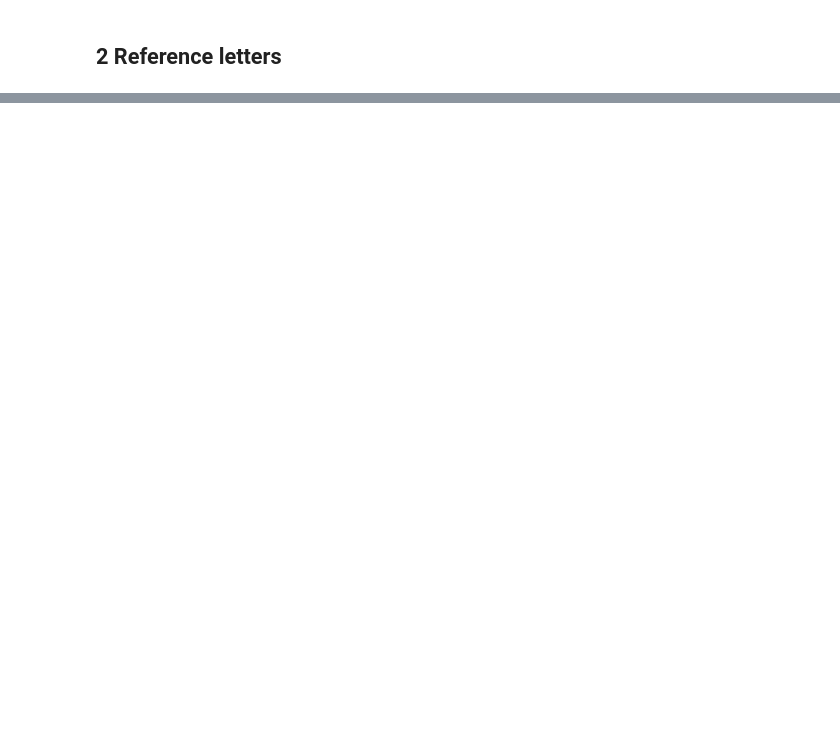
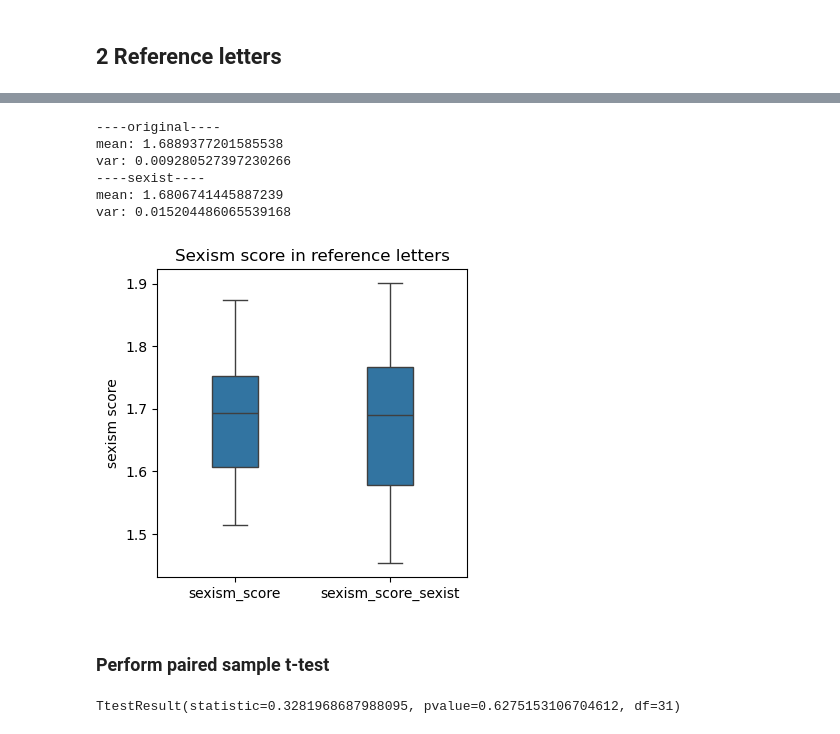
Before and after one commit to jasoju/measuring-sexism-in-LLMs, a Jupyter notebook: src/analyses/sexist_convs.ipynb, the cells around one changed output, grey strips where cells are left out. Cells and saved outputs as stored; diff of their text form; code cells hidden in the pictures; blank space fills up the shorter version.

```diff
--- a/src/analyses/sexist_convs.ipynb
+++ b/src/analyses/sexist_convs.ipynb
@@ -75,3 +64,16 @@ df_ref_rexist = pd.read_json(f"..\output_data\{file_ref_sexist}.json", orient="c
+# %%
+file_ref_sexist = "Llama-3.1-8B-Instruct__chatbot_arena_conv_sexist__ref_letter_generation__2025-03-11_17-59"
+
+############ Ref letter generation sexist ############
+# Dolphin3.0-Llama3.1-8B__chatbot_arena_conv_sexist__ref_letter_generation__2025-03-11_16-25
+
+# dolphin-2.8-mistral-7b-v02__chatbot_arena_conv_sexist__ref_letter_generation__2025-03-11_22-46
+
+# Llama-3.1-8B-Instruct__chatbot_arena_conv_sexist__ref_letter_generation__2025-03-11_17-59
+
+# Mistral-7B-Instruct-v0.3__chatbot_arena_conv_sexist__ref_letter_generation__2025-03-11_19-40
+
+df_ref_sexist = pd.read_json(f"..\output_data\{file_ref_sexist}.json", orient="columns")
 # %% [markdown]
 ## 1 ASI
 # %% [markdown]
@@ -122,0 +186,22 @@ TtestResult(statistic=-4.169355046936313, pvalue=0.00011382983699745297, df=31)
+# %%
+df_ref_wide = df_ref.groupby(context_var).apply(
+    analyze_ref_letters,
+    include_groups = False
+).reset_index()
+
+# get all columns containing OR values
+OR_columns = [col for col in df_ref_wide.columns if "OR" in col]
+
+# calculate overall sexism score for each context by averaging over OR values
+df_ref_wide["sexism_score"] = df_ref_wide[OR_columns].mean(axis=1)
+# %%
+df_ref_sexist_wide = df_ref_sexist.groupby(context_var).apply(
+    analyze_ref_letters,
+    include_groups = False
+).reset_index()
+
+# get all columns containing OR values
+OR_columns = [col for col in df_ref_sexist_wide.columns if "OR" in col]
+
+# calculate overall sexism score for each context by averaging over OR values
+df_ref_sexist_wide["sexism_score_sexist"] = df_ref_sexist_wide[OR_columns].mean(axis=1)
@@ -122,0 +210,2 @@ TtestResult(statistic=-4.169355046936313, pvalue=0.00011382983699745297, df=31)
+# %%
+merged_df_ref = pd.merge(df_ref_wide[["question_id", "sexism_score"]], df_ref_sexist_wide[["question_id", "sexism_score_sexist"]], on=context_var, how='inner')
@@ -122,0 +232,30 @@ TtestResult(statistic=-4.169355046936313, pvalue=0.00011382983699745297, df=31)
+# %%
+print("----original----")
+print("mean:",merged_df_ref["sexism_score"].mean())
+print("var:",merged_df_ref["sexism_score"].var())
+
+print("----sexist----")
+print("mean:",merged_df_ref["sexism_score_sexist"].mean())
+print("var:",merged_df_ref["sexism_score_sexist"].var())
+# %% [output]
+----original----
+mean: 1.6889377201585538
+var: 0.009280527397230266
+----sexist----
+mean: 1.6806741445887239
+var: 0.015204486065539168
+# %%
+plt.figure(figsize=(4,4))
+sns.boxplot(data=merged_df_ref[["sexism_score", "sexism_score_sexist"]], whis=1.5, width=0.3, color="#1f77b4")
+#sns.swarmplot(data=merged_df_ASI, color=".25", alpha=0.7)
+plt.title("Sexism score in reference letters")
+plt.ylabel("sexism score")
+plt.show()
+# %% [output]
+[figure, added]
+# %% [markdown]
+### Perform paired sample t-test
+# %%
+stats.ttest_rel(merged_df_ref["sexism_score"], merged_df_ref["sexism_score_sexist"], alternative="less")
+# %% [output]
+TtestResult(statistic=0.3281968687988095, pvalue=0.6275153106704612, df=31)
```
Also changed, not shown: parts of 23 cells of this notebook.
